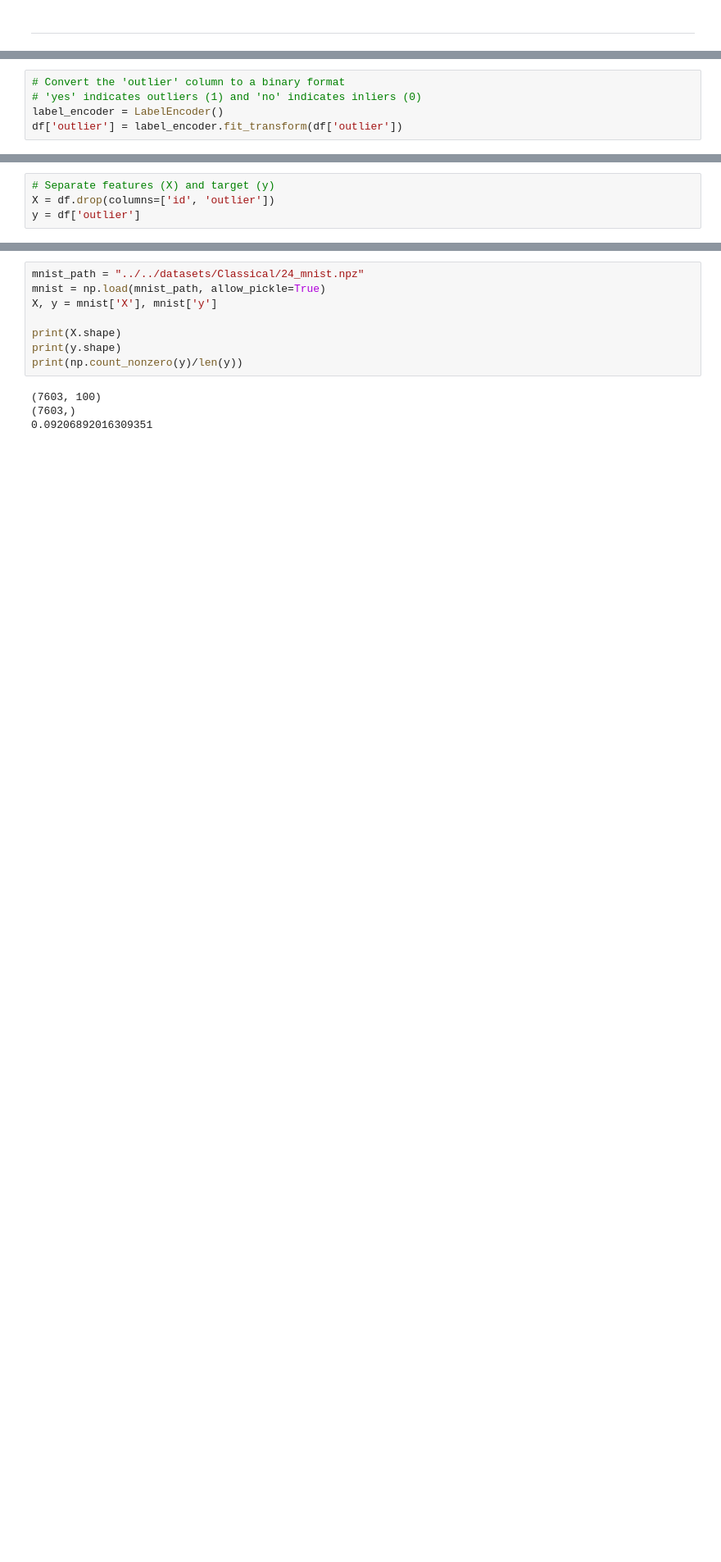
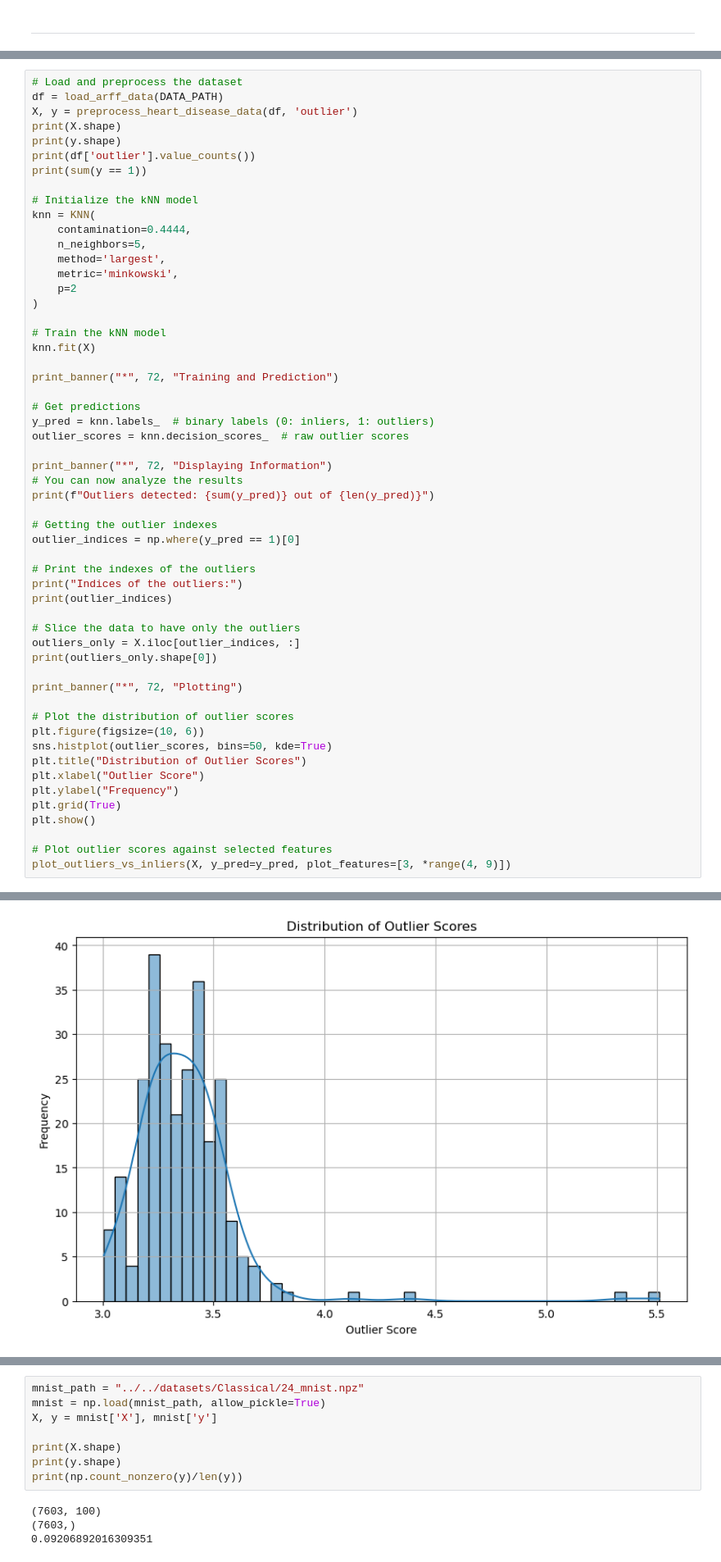
Before and after one commit to dr-saad-la/Anomaly-Detection-Resources, a Jupyter notebook: Python/notebooks/06-KNN-algorithm.ipynb, the cells around one changed output, grey strips where cells are left out. Shown at 82% size. Drawn from its saved outputs; the diff is of its cells as text; blank space fills up the shorter version.

```diff
--- a/Python/notebooks/06-KNN-algorithm.ipynb
+++ b/Python/notebooks/06-KNN-algorithm.ipynb
@@ -585,5 +343,0 @@ Thal                     1.000000  1.0
-# %%
-# Convert the 'outlier' column to a binary format
-# 'yes' indicates outliers (1) and 'no' indicates inliers (0)
-label_encoder = LabelEncoder()
-df['outlier'] = label_encoder.fit_transform(df['outlier'])
@@ -597,4 +343,0 @@ Name: count, dtype: int64
-# %%
-# Separate features (X) and target (y)
-X = df.drop(columns=['id', 'outlier'])
-y = df['outlier']
@@ -681,0 +659,56 @@ Precision at Rank n: 0.5583333333333333
+# %%
+# Load and preprocess the dataset
+df = load_arff_data(DATA_PATH)
+X, y = preprocess_heart_disease_data(df, 'outlier')
+print(X.shape)
+print(y.shape)
+print(df['outlier'].value_counts())
+print(sum(y == 1))
+
+# Initialize the kNN model
+knn = KNN(
+    contamination=0.4444,
+    n_neighbors=5,
+    method='largest',
+    metric='minkowski',
+    p=2
+)
+
+# Train the kNN model
+knn.fit(X)
+
+print_banner("*", 72, "Training and Prediction")
+
+# Get predictions
+y_pred = knn.labels_  # binary labels (0: inliers, 1: outliers)
+outlier_scores = knn.decision_scores_  # raw outlier scores
+
+print_banner("*", 72, "Displaying Information")
+# You can now analyze the results
+print(f"Outliers detected: {sum(y_pred)} out of {len(y_pred)}")
+
+# Getting the outlier indexes
+outlier_indices = np.where(y_pred == 1)[0]
+
+# Print the indexes of the outliers
+print("Indices of the outliers:")
+print(outlier_indices)
+
+# Slice the data to have only the outliers
+outliers_only = X.iloc[outlier_indices, :]
+print(outliers_only.shape[0])
+
+print_banner("*", 72, "Plotting")
+
+# Plot the distribution of outlier scores
+plt.figure(figsize=(10, 6))
+sns.histplot(outlier_scores, bins=50, kde=True)
+plt.title("Distribution of Outlier Scores")
+plt.xlabel("Outlier Score")
+plt.ylabel("Frequency")
+plt.grid(True)
+plt.show()
+
+# Plot outlier scores against selected features
+plot_outliers_vs_inliers(X, y_pred=y_pred, plot_features=[3, *range(4, 9)])
+# %% [output]
@@ -681,0 +732 @@ Precision at Rank n: 0.5583333333333333
+[figure, added]
```
Also changed, not shown: parts of 70 cells of this notebook.
